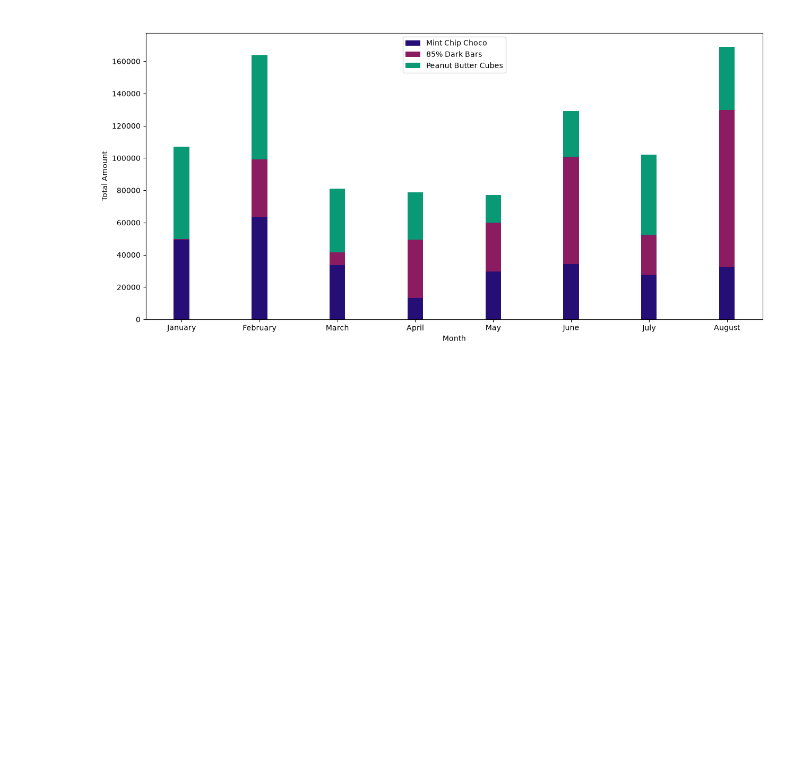
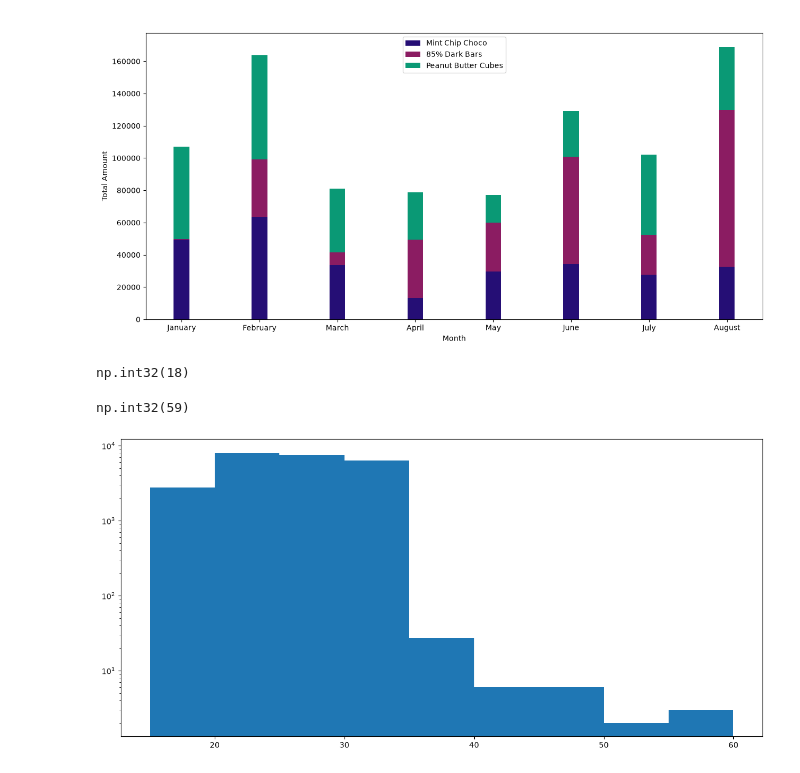
Before and after one commit to shadazam08/GenAi, a Jupyter notebook: Matplotlib/matplotlib.ipynb, the cells around one changed output. Drawn from its saved outputs; the diff is of its cells as text; code cells hidden in the pictures; blank space fills up the shorter version.

```diff
--- a/Matplotlib/matplotlib.ipynb
+++ b/Matplotlib/matplotlib.ipynb
@@ -722,3 +722,17 @@ plt.legend()
 plt.show()
 # %% [output]
 [figure]
+# %%
+df['Age'].min()
+# %% [output]
+np.int32(18)
+# %%
+df['Age'].max()
+# %% [output]
+np.int32(59)
+# %%
+plt.figure(figsize=(15,7))
+plt.hist(df['Age'],bins=[15,20,25,30,35,40,45,50,55,60],log=True)
+plt.show()
+# %% [output]
+[figure, added]
```
Also changed, not shown: parts of 14 cells of this notebook, 2 other files.
